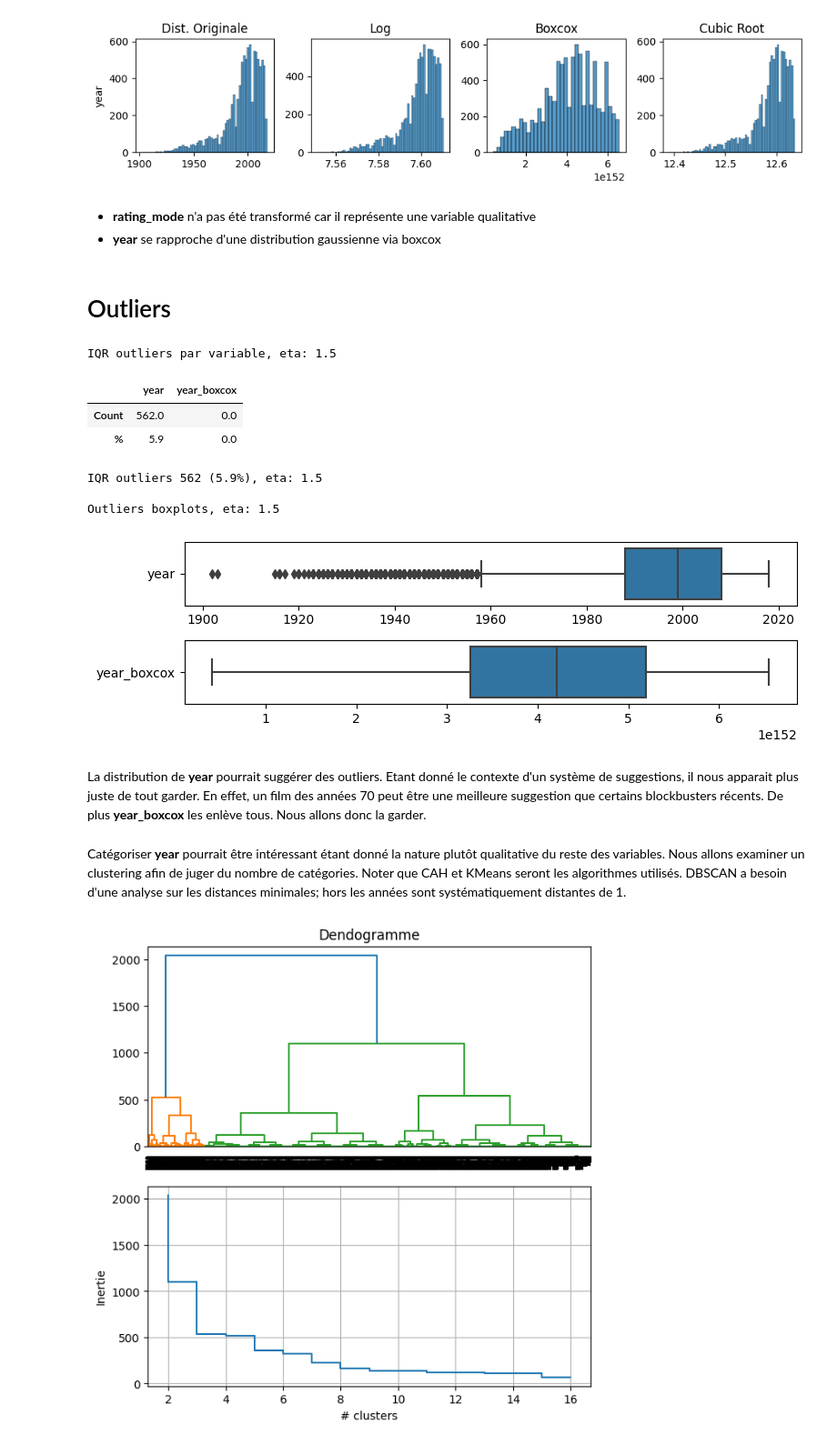
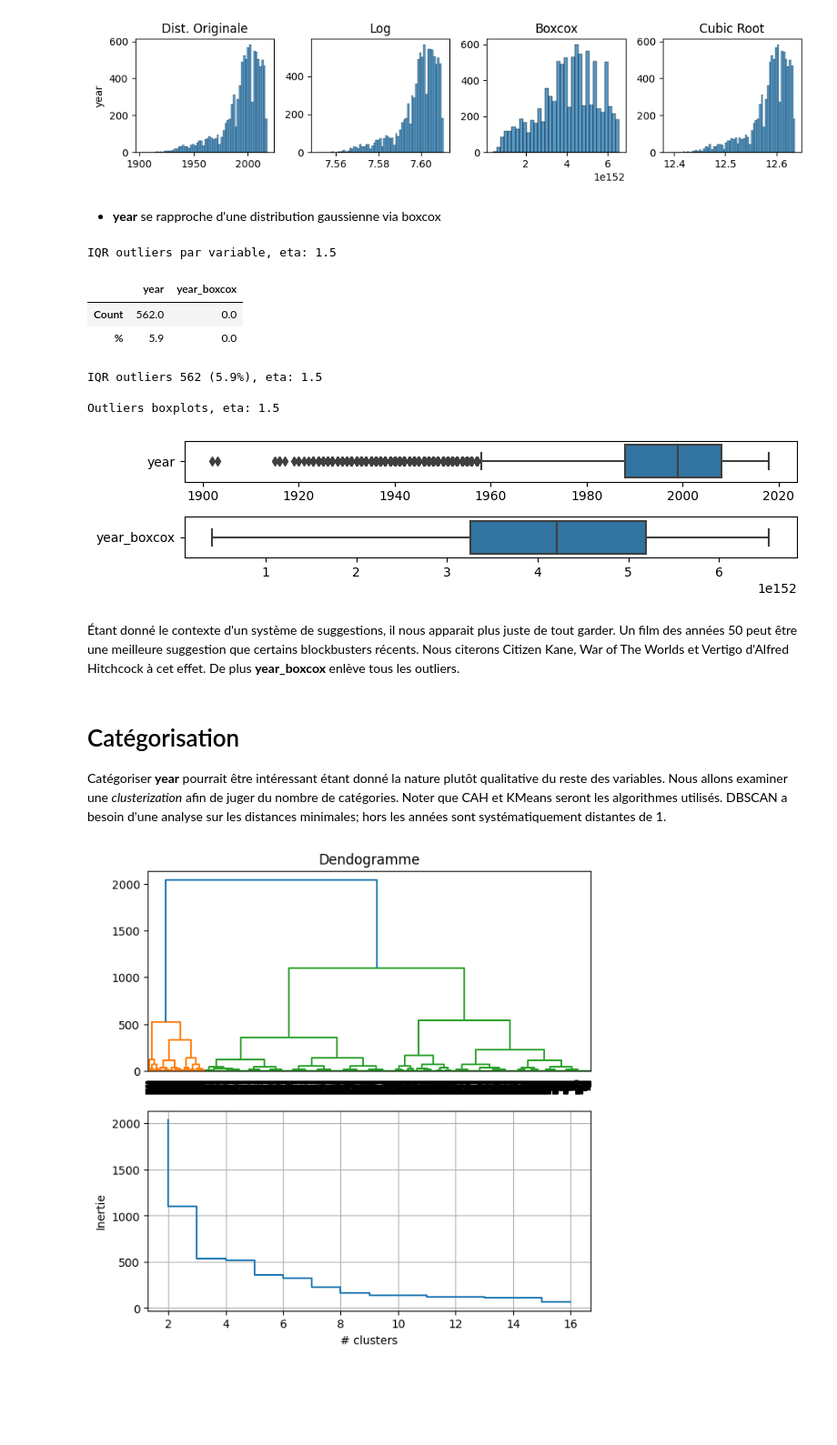
Before and after one commit to jfgagnon00/MovieLens, a Jupyter notebook: A56.ipynb, the cells around one changed output. Shown: that part at 91% size. Drawn from its saved outputs; the diff is of its cells as text; code cells hidden in the pictures; blank space fills up the shorter version.

```diff
--- a/A56.ipynb
+++ b/A56.ipynb
@@ -510,16 +523,18 @@ def clean_genres(genres_str, splitter, to_remove):
 #
 to_remove = ["IMAX", "Short", "Biography", "Family", "History"]
 to_remove = set(to_remove)
-cleaned_genres = mvl_dataset.movies.genres.apply(clean_genres,
-                                                 splitter=configs.dataset.genre_splitter,
-                                                 to_remove=to_remove)
+cleaned_genres = mvl_dataset. \
+                    movies. \
+                    genres. \
+                    apply(clean_genres,
+                          splitter=configs.dataset.genre_splitter,
+                          to_remove=to_remove)
 
 mvl_dataset.movies["genres"] = cleaned_genres
 
 print("Genres nettoyés")
 genres_na = clstr.show_na(mvl_dataset.movies)
-show_unique_genres(sort_effectif=True)
-print(mvl_dataset.movies.shape)
+show_unique_genres(sort_effectif=True);
 # %% [output]
 Genres nettoyés
 Valeur manquante 1 (0.0%)
@@ -590,0 +611,5 @@ Valeur manquante 0 (0.0%)
+# %%
+print("Vérifier doublons")
+print("Avant:", mvl_dataset.ratings.shape)
+mvl_dataset.ratings.drop_duplicates(inplace=True)
+print("Après:", mvl_dataset.ratings.shape)
@@ -818,7 +847,8 @@ def join_name(multi_index_name):
 #
 ratings_stats = mvl_dataset.ratings[["movieId", "rating"]] \
                            .groupby(by="movieId") \
-                           .agg(["count", ("mode", mode), "mean", ("median", median_keep_category)])
+                           .agg(["count", ("mode", mode),
+                                 "mean", ("median", median_keep_category)])
 ratings_stats.columns = [join_name(a) for a in ratings_stats.columns.to_flat_index()]
 ratings_stats.reset_index(inplace=True)
 print("Rating stats", ratings_stats.shape)
@@ -957,31 +989,30 @@ La distribution de **year** pourrait suggérer des valeurs aberrantes. Une inspe
 #
 # examiner les transformations
 #
-quant_transformed = clstr.show_transforms(quant_df, columns=["year"], figsize=(10, 2.5))
+quant_transformed = clstr.show_transforms(quant_df,
+                                          columns=["year"],
+                                          figsize=(10, 2.5))
 # %% [output]
 [figure]
 # %% [markdown]
-* **rating_mode** n'a pas été transformé car il représente une variable qualitative
 * **year** se rapproche d'une distribution gaussienne via boxcox
-# %% [markdown]
-# Outliers
 # %%
 quant_outliers = pd.DataFrame({"year": quant_df.year,
                                "year_boxcox": quant_transformed.boxcox[0].year})
 clstr.show_outliers_iqr(quant_outliers,
                         eta=1.5,
                         boxlists=[[c] for c in quant_outliers],
-                        figsize=(8, 2.5));
+                        figsize=(8, 2));
 # %% [output]
 IQR outliers par variable, eta: 1.5
 |  | year | year_boxcox |
 | Count | 562.0 | 0.0 |
 | % | 5.9 | 0.0 |
 IQR outliers 562 (5.9%), eta: 1.5
 
 Outliers boxplots, eta: 1.5
-[figure, old version]
+[figure, new version]
-# %% [markdown]
-La distribution de **year** pourrait suggérer des outliers. Etant donné le contexte d'un système de suggestions, il nous apparait plus juste de tout garder. En effet, un film des années 70 peut être une meilleure suggestion que certains blockbusters récents. De plus **year_boxcox** les enlève tous. Nous allons donc la garder.
+# %% [markdown]
+Étant donné le contexte d'un système de suggestions, il nous apparait plus juste de tout garder. Un film des années 50 peut être une meilleure suggestion que certains blockbusters récents. Nous citerons Citizen Kane, War of The Worlds et Vertigo d'Alfred Hitchcock à cet effet. De plus **year_boxcox** enlève tous les outliers.
 # %%
 #
@@ -999,7 +1030,9 @@ year_boxcox_std = StandardScaler().fit_transform(year_boxcox)
 
 movies_ratings.insert(year_index + 1, "year_boxcox_std", year_boxcox_std)
 # %% [markdown]
-Catégoriser **year** pourrait être intéressant étant donné la nature plutôt qualitative du reste des variables. Nous allons examiner un clustering afin de juger du nombre de catégories. Noter que CAH et KMeans seront les algorithmes utilisés. DBSCAN a besoin d'une analyse sur les distances minimales; hors les années sont systématiquement distantes de 1.
+# Catégorisation
+
+Catégoriser **year** pourrait être intéressant étant donné la nature plutôt qualitative du reste des variables. Nous allons examiner une *clusterization* afin de juger du nombre de catégories. Noter que CAH et KMeans seront les algorithmes utilisés. DBSCAN a besoin d'une analyse sur les distances minimales; hors les années sont systématiquement distantes de 1.
 # %%
 #
 # attention, cette operation est longue et sans feedback visuel
```
Also changed, not shown: parts of 51 cells of this notebook, 1 other file.
